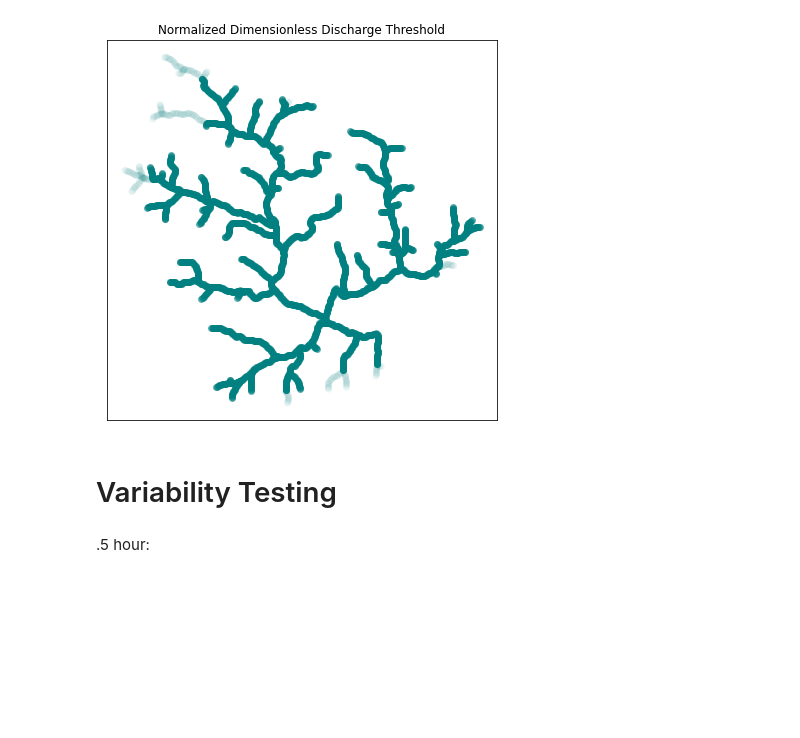
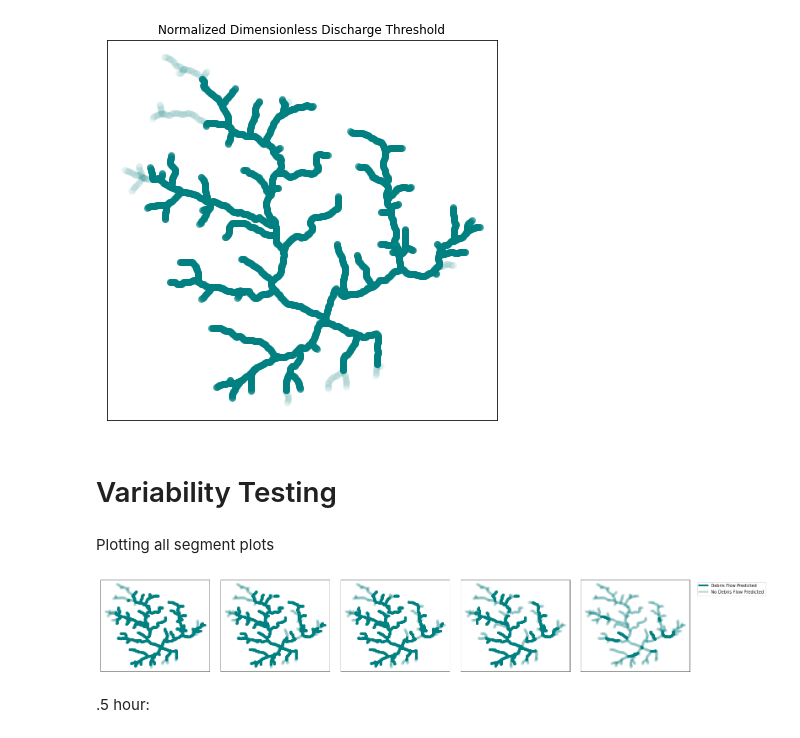
Before and after one commit to slundell123/DHSVM-for-CSDMS, a Jupyter notebook: dimensionlessDischargeModel/graphs.ipynb, the cells around one changed output. Saved outputs shown, nothing was run; the diff lists cells and outputs as text; code cells hidden in the pictures; blank space fills up the shorter version.

Commit message:
Making new plot with all graphs in a line

```diff
--- a/dimensionlessDischargeModel/graphs.ipynb
+++ b/dimensionlessDischargeModel/graphs.ipynb
@@ -226,6 +226,50 @@ def dischargeSegmentPlot(df):
 def makeDischargeGraphs(fileName):
     outputDfFunc = (pd.read_csv(fileName))
     dischangeSegmentPlot(outputDfFunc)
+from matplotlib.lines import Line2D
+def allplotsSegmentPlot(files):
+    f, ax = plt.subplots(1, 5)
+
+    for i in range(len(files)):
+        df = (pd.read_csv(files[i]))
+        thresholdValues = {}
+        totalOverThreshold = 0
+        totalSegments = 0
+        for segment in segments:
+            #print(list(outputDf.loc[outputDf['segmentId'] == segment]['overThreshold']))
+            if 1.0 in list(df.loc[df['segmentId'] == segment]['overThreshold']):
+                thresholdValues[segment] = .5
+                totalOverThreshold += 1
+            else:
+                thresholdValues[segment] = .03
+            totalSegments += 1
+
+
+        for segment in segments:
+            cols =  list(mapDf.loc[mapDf['segment'] == segment]['col'])
+            rows =  list(mapDf.loc[mapDf['segment'] == segment]['row'])
+            ax[i].scatter(cols,rows, color = 'teal', alpha=thresholdValues[segment])
+
+            ax[i].set_xticks([])
+            ax[i].set_yticks([])
+
+    custom_lines = [Line2D([0], [0], color='teal', lw=4),
+                Line2D([0], [0], color='teal', lw=4, alpha=0.3)]
+
+    plt.legend(custom_lines, ['Debris Flow Predicted', 'No Debris Flow Predicted'], bbox_to_anchor=(1.05, 1), loc='upper left')
+    #plt.title('Normalized Dimensionless Discharge Threshold')
+    f.set_figheight(4)
+    f.set_figwidth(25)
+    f.subplots_adjust(hspace=0, wspace=.1)
+    #f.colorbar(pcm, ax=axs[:, col], shrink=0.6)
+    plt.show()
+# %% [markdown]
+Plotting all segment plots
+# %%
+files = ["output05h.csv", "output1h.csv", "output2h.csv", "output6h.csv", "output24h.csv"]
+allplotsSegmentPlot(files)
+# %% [output]
+[figure, added]
 # %% [markdown]
 .5 hour:
 # %%
```
